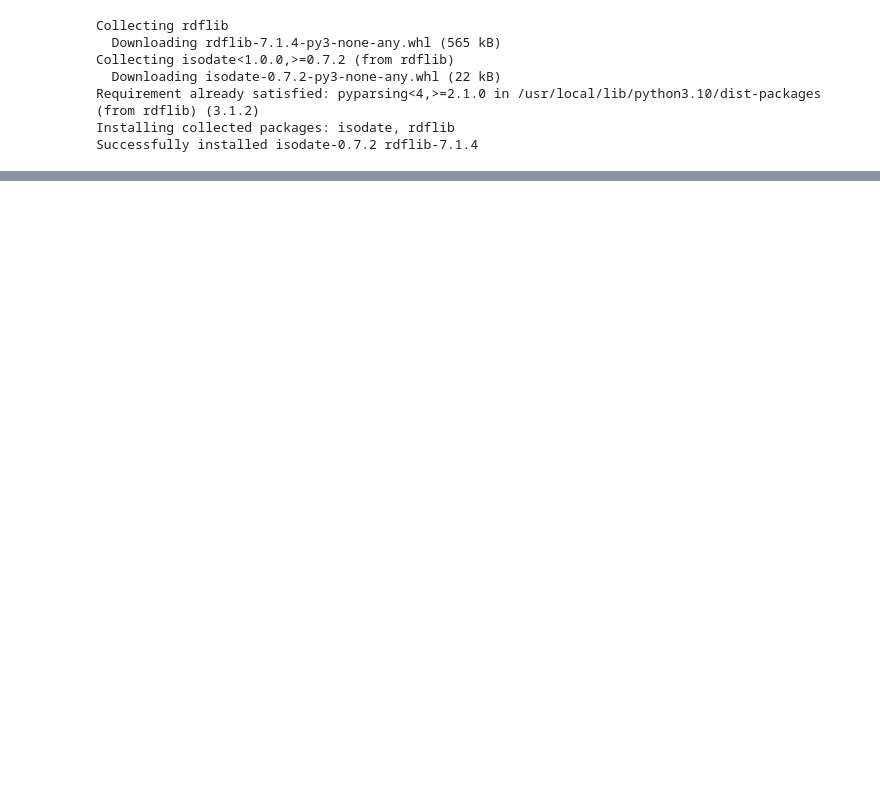
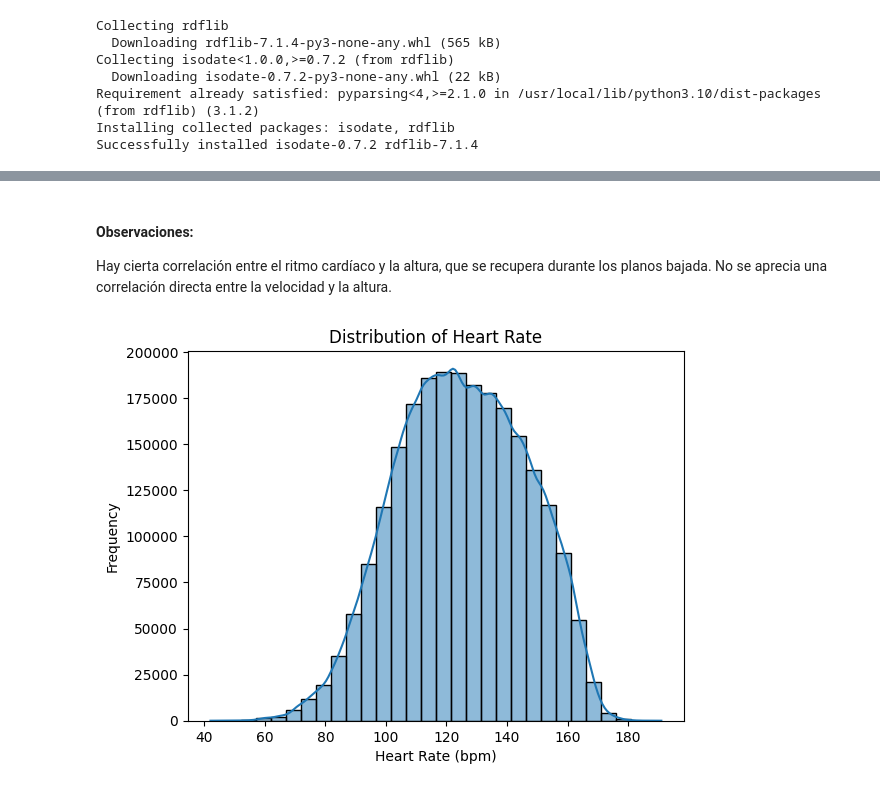
Before and after one commit to ericmaster/ai-master-sl-project, a Jupyter notebook: project.ipynb, the cells around one changed output, grey strips where cells are left out. Drawn from its saved outputs; the diff is of its cells as text; code cells hidden in the pictures; blank space fills up the shorter version.

```diff
--- a/project.ipynb
+++ b/project.ipynb
@@ -196,0 +245,19 @@ Processed 4 files.
+# %%
+# Load and process all CSV files
+data_frames = []
+for file_name in training_files:
+    file_path = os.path.join(data_dir, file_name)
+    df = pd.read_csv(file_path)
+    # df.set_index("duration", inplace=True)
+    # Drop timestamp column as it is not needed for the analysis
+    # df.drop(columns=["timestamp"], inplace=True)
+    data_frames.append(df)
+
+# Combine all data
+data = pd.concat(data_frames, ignore_index=True)
+
+# Display basic information about the dataset
+print(data.info())
+
+# Display summary statistics
+print(data.describe())
@@ -196,0 +388,13 @@ Processed 4 files.
+# %% [markdown]
+#### Observaciones:
+
+Hay cierta correlación entre el ritmo cardíaco y la altura, que se recupera durante los planos bajada. No se aprecia una correlación directa entre la velocidad y la altura.
+# %%
+# Plot the distribution of heart rate
+sns.histplot(data['heartRate'].dropna(), kde=True, bins=30)
+plt.title('Distribution of Heart Rate')
+plt.xlabel('Heart Rate (bpm)')
+plt.ylabel('Frequency')
+plt.show()
+# %% [output]
+[figure, added]
```
Also changed, not shown: parts of 22 cells of this notebook.
